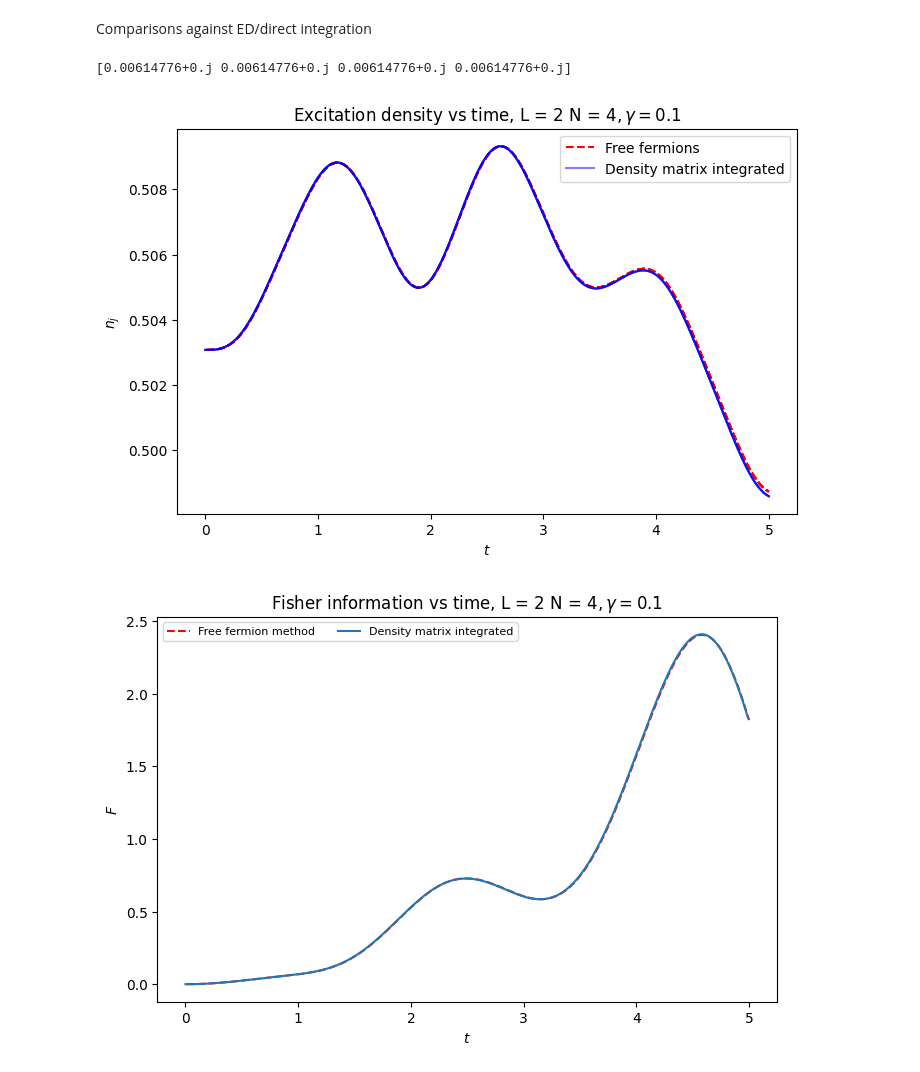
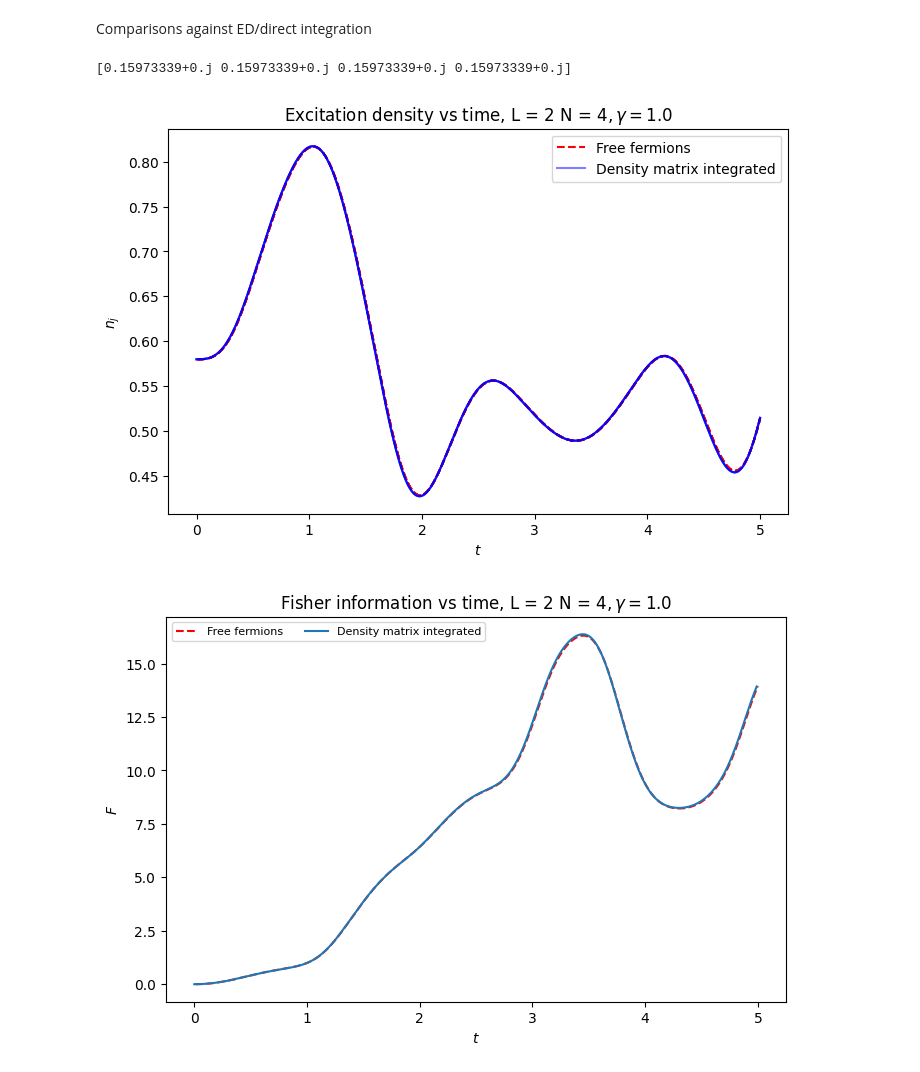
Before and after one commit to SamuelEwanBegg/XY_sensing, a Jupyter notebook: XY_time_evolution.ipynb, the cells around one changed output. Drawn from its saved outputs; the diff is of its cells as text; code cells hidden in the pictures.

```diff
--- a/XY_time_evolution.ipynb
+++ b/XY_time_evolution.ipynb
@@ -15,11 +15,11 @@ import copy
 from joblib import Parallel, delayed
 
 stem0 = '/Users/samuelbegg/'
-stem = stem0  + 'Documents/Projects/Sensing/'
+stem = stem0  + 'Documents/Sensing/'
 
 # System parameters for periodic boundary condition spin chain
 J = 1.0  # +ve is Ferromagnet [Hamiltonian as defined Mishra, Bayat, PRL 127, 080504 (2021)]
-gamma = 0.1
+gamma = 1.0
 sites = 4
 h1_amp = 1.5
 h1_period = 6.0/4.0 #period of the drive
@@ -40,7 +40,7 @@ boundary_conditions = 'ABC'
 # Sensing parameters
 phasepoints = 1 # number of points for calculating h0
 h0mat = np.linspace(0.3, 0.3, phasepoints)  # range of h0 points to sample
-sub_system_range = np.arange(1,4+1) # range of subsystem sizes for evaluating Fisher information
+sub_system_range = np.arange(2,4+1) # range of subsystem sizes for evaluating Fisher information
 
 # Time parameters
 dt = 0.01 # time step
@@ -124,7 +122,7 @@ color2 = plt.cm.viridis(np.linspace(0,1,phasepoints))
 measure_tvec = measure_interval*dt*np.arange(1,len(Fisher_mat[0][0][:])+1)
 tvec = measure_tvec
 
-sub_system_plot_index = 3
+sub_system_plot_index = 0
 fig1, ax = plt.subplots(1,2,figsize = (15,5))
 ax0 = ax[0]
 ax0.plot(h0mat,Fisher_av[:,sub_system_plot_index])
@@ -243,7 +241,9 @@ ax1 = ax
 
 matrixplot = 'yes'
 edplot = 'no'
-ax1.set_title(r'Excitation density vs time, L = ' + str(sub_system_range[1]) + ' N = ' + str(sites) + r'$, \gamma = $' + str(gamma))
+ss = 0 #sub-system index
+
+ax1.set_title(r'Excitation density vs time, L = ' + str(sub_system_range[ss]) + ' N = ' + str(sites) + r'$, \gamma = $' + str(gamma))
 numberL = particle_numberL[0]
 for mm in range(0,sites):
 
@@ -272,7 +272,7 @@ if edplot == 'yes':
 
     mag_ed = np.load(stem + 'ed_results/magsites.npy')
 
-    dted = 0.01
+    dted = 0.1
 
     for mm in range(0,3):
 
@@ -281,35 +281,35 @@ if edplot == 'yes':
         if mm == 0:
 
             ax1.plot(dted*np.arange(0,np.size(mag_ed,1)),mag_ed[mm,:] + 0.5,'-k',markersize = 1,label = 'ED',alpha =0.5)
 
 ax1.set_ylabel(r'$n_j$')
 ax1.set_xlabel(r'$t$')
 plt.legend()
 plt.show()
 
 fig1, ax = plt.subplots(1,1,figsize = (8,5))
 ax0 = ax
-ax0.set_title(r'Fisher information vs time, L = ' + str(sub_system_range[1]) + ' N = ' + str(sites) + r'$, \gamma = $' + str(gamma))
+ax0.set_title(r'Fisher information vs time, L = ' + str(sub_system_range[ss]) + ' N = ' + str(sites) + r'$, \gamma = $' + str(gamma))
 
-ax0.plot(measure_tvec,Fisher_mat[0][1,:],'--r',label = 'Free fermions')
+ax0.plot(measure_tvec,Fisher_mat[0][ss,:],'--r',label = 'Free fermions')
 
 if matrixplot == 'yes':
 
     matrix_fisher = np.load(stem + 'matrix_results/Fisher.npy')
 
     ax0.plot(0.01*np.arange(0,np.size(matrix_fisher)),matrix_fisher,label = 'Density matrix integrated')
 
 if edplot == 'yes':
 
     ed_fisher = np.load(stem + 'ed_results/Fisher.npy')
 
     ax0.plot(dted*np.arange(0,np.size(ed_fisher)),ed_fisher,':',label = 'ED')
 
 ax0.set_ylabel(r'$F$')
 ax0.set_xlabel(r'$t$')
 ax0.legend(ncol = 2,fontsize = 8)
 plt.show()
 # %% [output]
-[0.00614776+0.j 0.00614776+0.j 0.00614776+0.j 0.00614776+0.j]
+[0.15973339+0.j 0.15973339+0.j 0.15973339+0.j 0.15973339+0.j]
-[figure, old version]
+[figure, new version]
-[figure, old version]
+[figure, new version]
```
Also changed, not shown: parts of 2 cells of this notebook, 6 other files.
